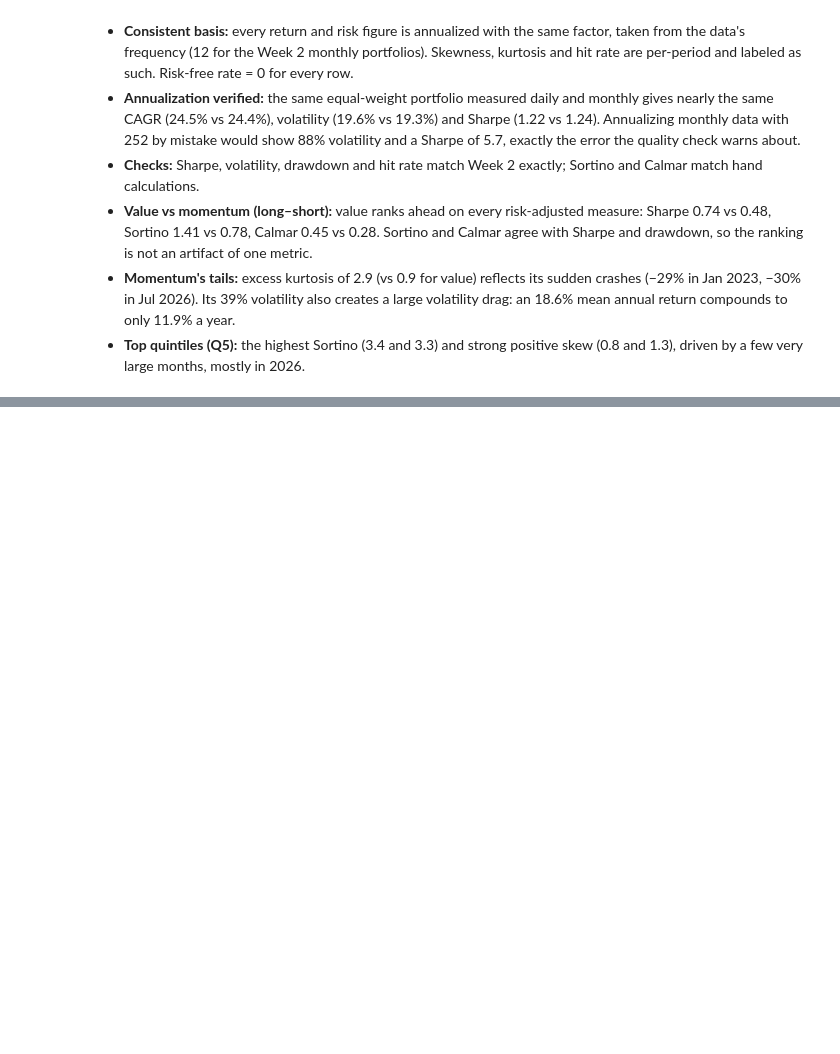
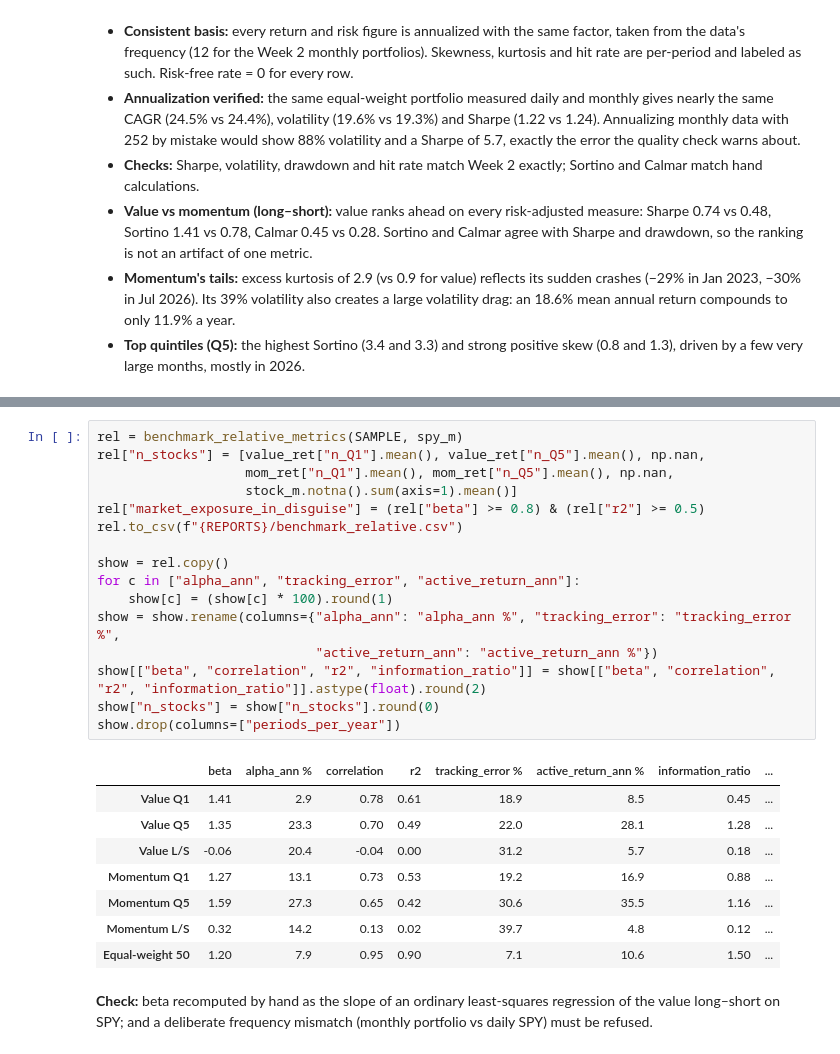
Before and after one commit to jialucharlottewu/LendoCapital, a Jupyter notebook: notebooks/week3/risk_portfolio_construction.ipynb, the cells around one changed output, grey strips where cells are left out. Cells and saved outputs as stored; diff of their text form; blank space fills up the shorter version.

```diff
--- a/notebooks/week3/risk_portfolio_construction.ipynb
+++ b/notebooks/week3/risk_portfolio_construction.ipynb
@@ -169,0 +274,27 @@ recon
+# %%
+rel = benchmark_relative_metrics(SAMPLE, spy_m)
+rel["n_stocks"] = [value_ret["n_Q1"].mean(), value_ret["n_Q5"].mean(), np.nan,
+                   mom_ret["n_Q1"].mean(), mom_ret["n_Q5"].mean(), np.nan,
+                   stock_m.notna().sum(axis=1).mean()]
+rel["market_exposure_in_disguise"] = (rel["beta"] >= 0.8) & (rel["r2"] >= 0.5)
+rel.to_csv(f"{REPORTS}/benchmark_relative.csv")
+
+show = rel.copy()
+for c in ["alpha_ann", "tracking_error", "active_return_ann"]:
+    show[c] = (show[c] * 100).round(1)
+show = show.rename(columns={"alpha_ann": "alpha_ann %", "tracking_error": "tracking_error %",
+                            "active_return_ann": "active_return_ann %"})
+show[["beta", "correlation", "r2", "information_ratio"]] = show[["beta", "correlation", "r2", "information_ratio"]].astype(float).round(2)
+show["n_stocks"] = show["n_stocks"].round(0)
+show.drop(columns=["periods_per_year"])
+# %% [output]
+|  | beta | alpha_ann % | correlation | r2 | tracking_error % | active_return_ann % | information_ratio | ... |
+| Value Q1 | 1.41 | 2.9 | 0.78 | 0.61 | 18.9 | 8.5 | 0.45 | ... |
+| Value Q5 | 1.35 | 23.3 | 0.70 | 0.49 | 22.0 | 28.1 | 1.28 | ... |
+| Value L/S | -0.06 | 20.4 | -0.04 | 0.00 | 31.2 | 5.7 | 0.18 | ... |
+| Momentum Q1 | 1.27 | 13.1 | 0.73 | 0.53 | 19.2 | 16.9 | 0.88 | ... |
+| Momentum Q5 | 1.59 | 27.3 | 0.65 | 0.42 | 30.6 | 35.5 | 1.16 | ... |
+| Momentum L/S | 0.32 | 14.2 | 0.13 | 0.02 | 39.7 | 4.8 | 0.12 | ... |
+| Equal-weight 50 | 1.20 | 7.9 | 0.95 | 0.90 | 7.1 | 10.6 | 1.50 | ... |
+# %% [markdown]
+**Check:** beta recomputed by hand as the slope of an ordinary least-squares regression of the value long–short on SPY; and a deliberate frequency mismatch (monthly portfolio vs daily SPY) must be refused.
```
Also changed, not shown: parts of 14 cells of this notebook, 7 other files.
